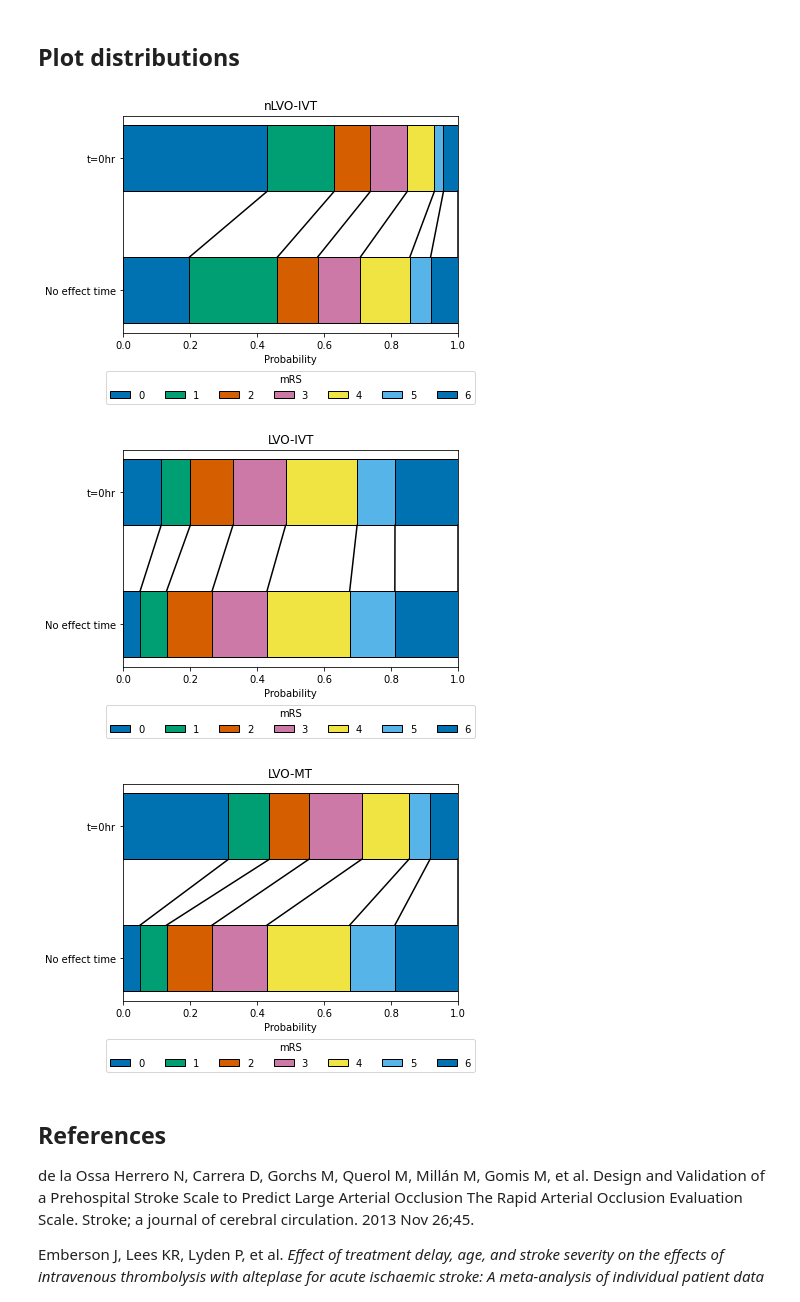
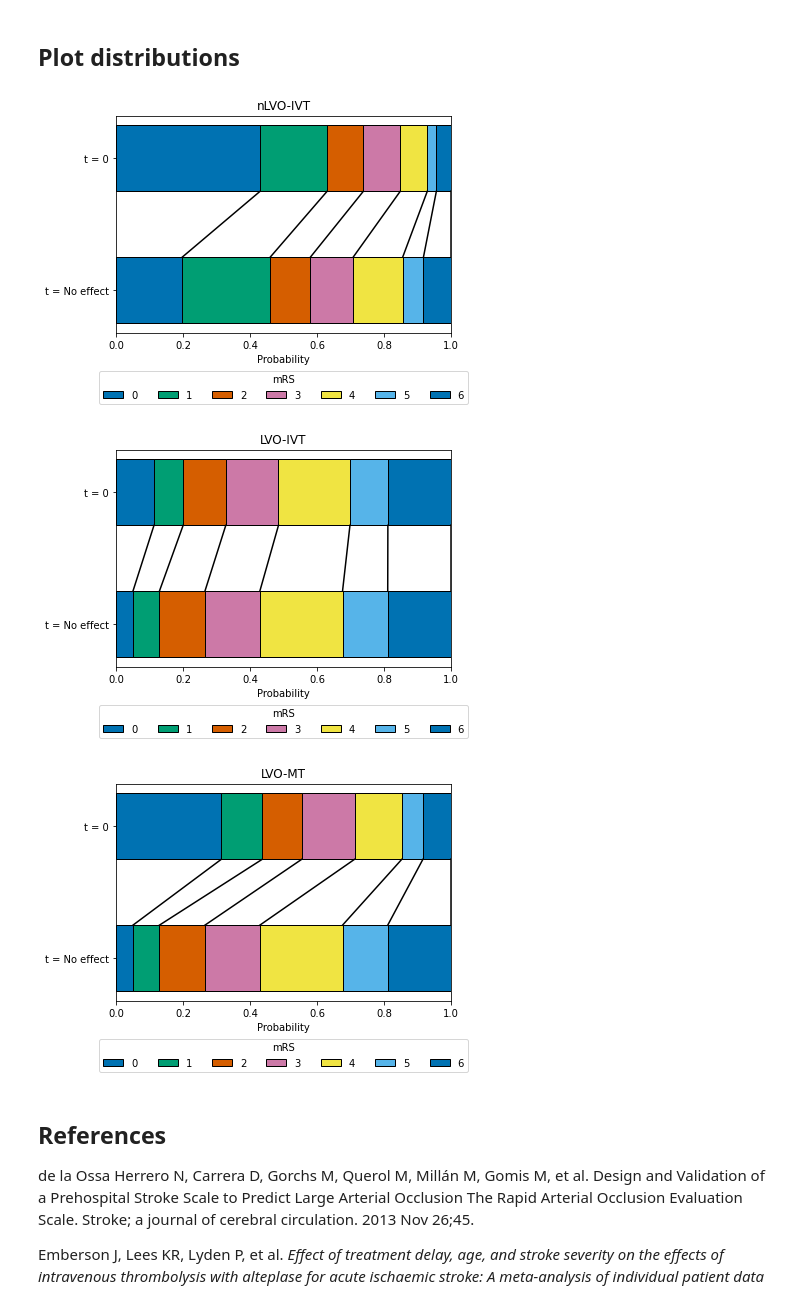
Before and after one commit to samuel-book/stroke_outcome, a Jupyter notebook: mRS_datasets_full.ipynb, the cells around one changed output. Cells and saved outputs as stored; diff of their text form; code cells hidden in the pictures.

Commit message:
Update block plots titles

```diff
--- a/mRS_datasets_full.ipynb
+++ b/mRS_datasets_full.ipynb
@@ -865,36 +865,36 @@ def draw_connections(dist_t0, dist_tne, top_tne=0.25, bottom_t0=0.75):
 # %%
 plot_info = [
     [no_effect_nlvo_ivt_bins, t0_treatment_nlvo_ivt_bins, 'nLVO-IVT'],
     [no_treatment_lvo_bins, t0_treatment_lvo_ivt_bins, 'LVO-IVT'],
     [no_treatment_lvo_bins, t0_treatment_lvo_mt_bins, 'LVO-MT']]
 
 for info in plot_info:
 
     # Draw no effect distribution
-    draw_horizontal_bar(info[0], 'No effect time')
+    draw_horizontal_bar(info[0], 't = No effect')
 
     # Add legend now to prevent doubling all the labels:
     plt.legend(loc='center',ncol=7, title='mRS',
                bbox_to_anchor=[0.5,0.0,0.0,-0.5])   # Legend below axis.
 
     # Draww t=0 distribution
-    draw_horizontal_bar(info[1], 't=0hr')
+    draw_horizontal_bar(info[1], 't = 0')
 
     # Darw connecting lines
     draw_connections(info[1], info[0])
 
     # Add general content
     label = info[2]
     plt.xlabel('Probability')
     plt.title(label)
     plt.xlim(0,1)
     plt.savefig(f'./images/{label}.jpg', dpi=300, bbox_inches='tight',
         pad_inches=0.2)
     plt.show()
 # %% [output]
-[figure, old version]
+[figure, new version]
-[figure, old version]
+[figure, new version]
-[figure, old version]
+[figure, new version]
 # %% [markdown]
 ## References
 
```
Also changed, not shown: 3 other files.
